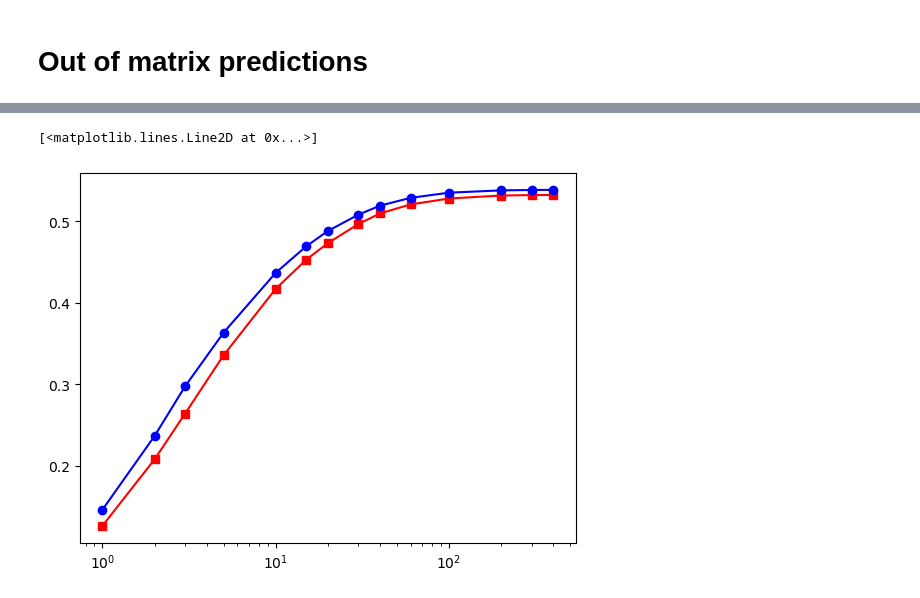
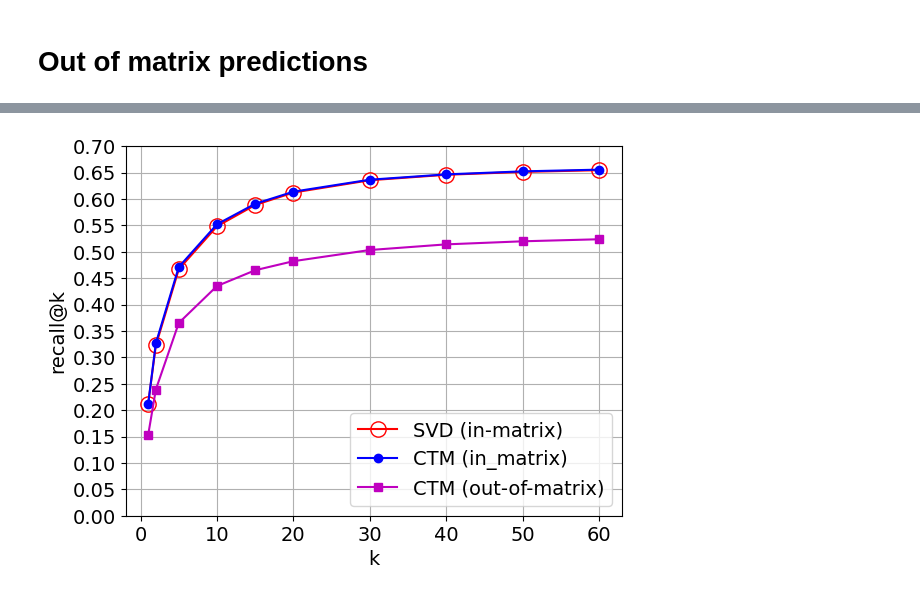
Before and after one commit to nfasano/movie_recsys, a Jupyter notebook: recsys_collab_based/model_prototype.ipynb, the cells around one changed output, grey strips where cells are left out. Drawn from its saved outputs; the diff is of its cells as text; code cells hidden in the pictures.

Commit message:
updated plots in CTM model

```diff
--- a/recsys_collab_based/model_prototype.ipynb
+++ b/recsys_collab_based/model_prototype.ipynb
@@ -176,7 +176,7 @@ data = Dataset.load_from_df(df_training, reader)
 n_epochs = [80]
 reg_all = [0.08]
 lr_all = [0.005]
-reg_theta = [0, 0.1, 0.2, 0.3]
+reg_theta = [0.2]
 
 cv = 3
 param_grid = {"n_epochs": n_epochs, "lr_all": lr_all, "reg_all": reg_all, "reg_theta": reg_theta}
@@ -305,21 +314,32 @@ SVD Test RMSE: 0.9830065692217375
 # %%
 predictions_CTM = algoCTM.test(testset)
 predictions_SVD = algoSVD.test(testset)
-num_k = [1, 2, 3, 5, 10, 15, 20, 30, 40, 60, 100, 200, 300, 400]
-recall_CTM = np.zeros((len(num_k),))
-recall_SVD = np.zeros((len(num_k),))
+num_k = [1, 2, 5, 10, 15, 20, 30, 40, 50, 60]
+recall_CTM_out_matrix = np.zeros((len(num_k),))
+recall_SVD_out_matrix = np.zeros((len(num_k),))
 for j, kk in enumerate(num_k):
-    _, recalls = precision_recall_at_k(predictions_CTM, k=kk, threshold=3.5)
-    recall_CTM[j] = sum(rec for rec in recalls.values()) / len(recalls)
+    _, recalls = precision_recall_at_k(predictions_CTM, k=kk, threshold=3.50)
+    recall_CTM_out_matrix[j] = sum(rec for rec in recalls.values()) / len(recalls)
 
-    _, recalls = precision_recall_at_k(predictions_SVD, k=kk, threshold=3.5)
-    recall_SVD[j] = sum(rec for rec in recalls.values()) / len(recalls)
+    _, recalls = precision_recall_at_k(predictions_SVD, k=kk, threshold=3.50)
+    recall_SVD_out_matrix[j] = sum(rec for rec in recalls.values()) / len(recalls)
 
 
+plt.rcParams.update({'font.size': 14})
 fig, ax = plt.subplots(1, 1)
 
-plt.semilogx(num_k, recall_SVD, 'rs-')
-plt.semilogx(num_k, recall_CTM, 'bo-')
+plt.plot(num_k, recall_SVD_in_matrix, 'ro-', label='SVD (in-matrix)', markersize=11, fillstyle='none')
+plt.plot(num_k, recall_CTM_in_matrix, 'bo-', label='CTM (in_matrix)')
+plt.plot(num_k, recall_CTM_out_matrix, 'ms-', label='CTM (out-of-matrix)')
+plt.xlabel('k')
+plt.ylabel('recall@k')
+plt.legend()
+plt.grid(True)
+plt.ylim([0, .7])
+plt.yticks(ticks=np.linspace(0,.7,15));
+
+# fig.figure.savefig(
+#     "ctm_model_eval\\recall_at_k.png", dpi=400, bbox_inches="tight"
+# )
 # %% [output]
-[<matplotlib.lines.Line2D at 0x...>]
-[figure, old version]
+[figure, new version]
```
Also changed, not shown: parts of 4 cells of this notebook, 5 other files.
